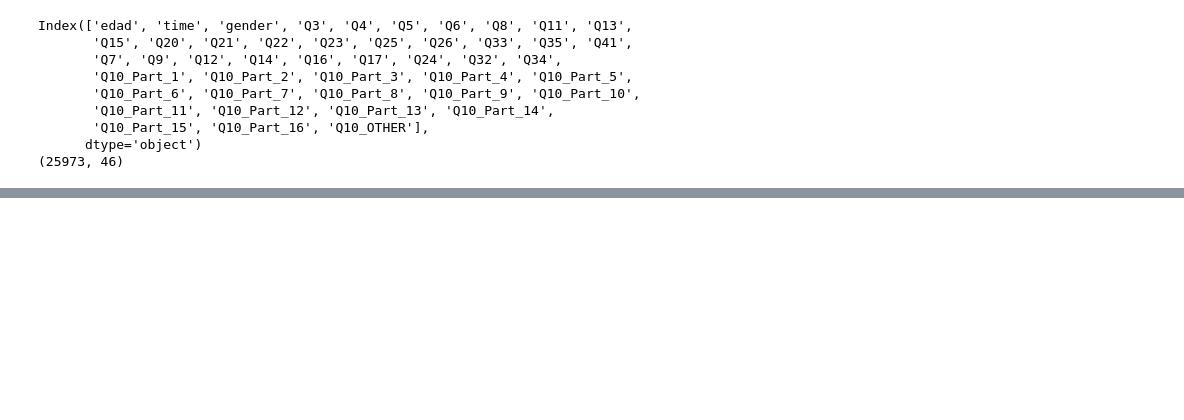
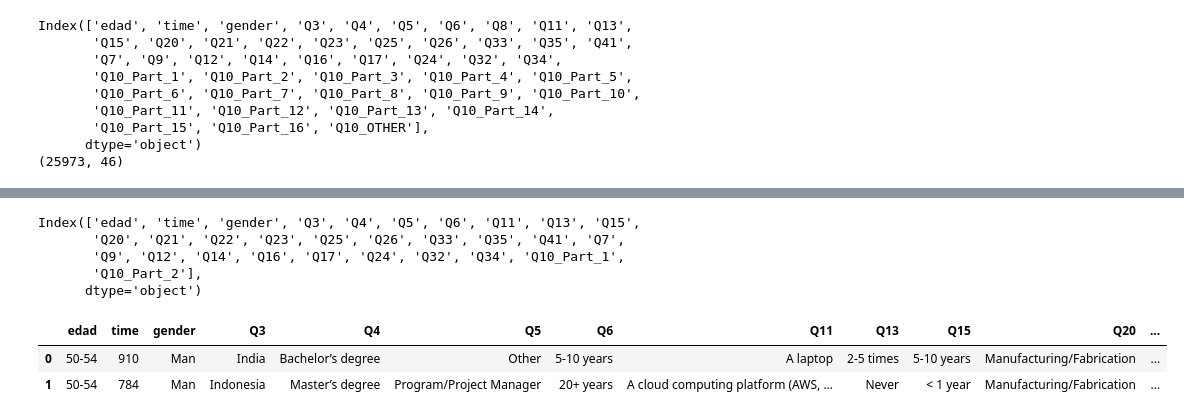
Before and after one commit to Adalab/project-da-promo-A-module-2-team-2, a Jupyter notebook: Proyecto 2.ipynb, the cells around one changed output, grey strips where cells are left out. Drawn from its saved outputs; the diff is of its cells as text; code cells hidden in the pictures; blank space fills up the shorter version.

```diff
--- a/Proyecto 2.ipynb
+++ b/Proyecto 2.ipynb
@@ -197,0 +183,4 @@ TypeError: Cannot specify all of 'labels', 'index', 'columns'.
+# %%
+col_a_eliminar = ['Q8', 'Q10_Part_3', 'Q10_Part_4', 'Q10_Part_5',
+       'Q10_Part_6', 'Q10_Part_7', 'Q10_Part_8', 'Q10_Part_9', 'Q10_Part_10',
+       'Q10_Part_11', 'Q10_Part_12', 'Q10_Part_13', 'Q10_Part_14','Q10_Part_15', 'Q10_Part_16','Q10_OTHER']
@@ -197,0 +211,16 @@ TypeError: Cannot specify all of 'labels', 'index', 'columns'.
+# %%
+copia_borrado = copia_archivo_union.drop(columns= col_a_eliminar, axis = 1)
+# %%
+copia_borrado.columns
+# %% [output]
+Index(['edad', 'time', 'gender', 'Q3', 'Q4', 'Q5', 'Q6', 'Q11', 'Q13', 'Q15',
+       'Q20', 'Q21', 'Q22', 'Q23', 'Q25', 'Q26', 'Q33', 'Q35', 'Q41', 'Q7',
+       'Q9', 'Q12', 'Q14', 'Q16', 'Q17', 'Q24', 'Q32', 'Q34', 'Q10_Part_1',
+       'Q10_Part_2'],
+      dtype='object')
+# %%
+copia_borrado.head(2)
+# %% [output]
+|  | edad | time | gender | Q3 | Q4 | Q5 | Q6 | Q11 | Q13 | Q15 | Q20 | ... |
+| 0 | 50-54 | 910 | Man | India | Bachelor’s degree | Other | 5-10 years | A laptop | 2-5 times | 5-10 years | Manufacturing/Fabrication | ... |
+| 1 | 50-54 | 784 | Man | Indonesia | Master’s degree | Program/Project Manager | 20+ years | A cloud computing platform (AWS, ... | Never | < 1 year | Manufacturing/Fabrication | ... |
```
Also changed, not shown: parts of 11 cells of this notebook.
